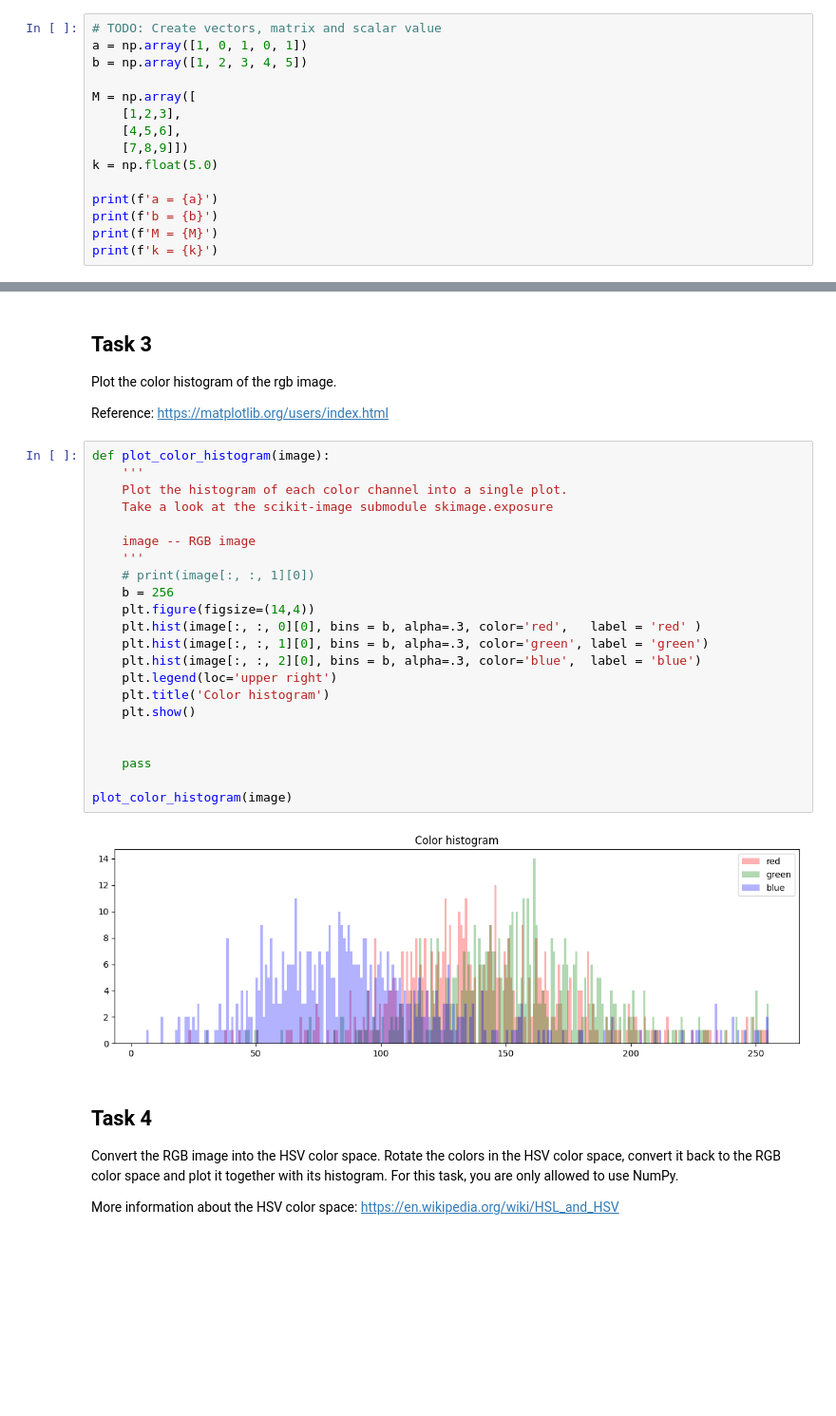
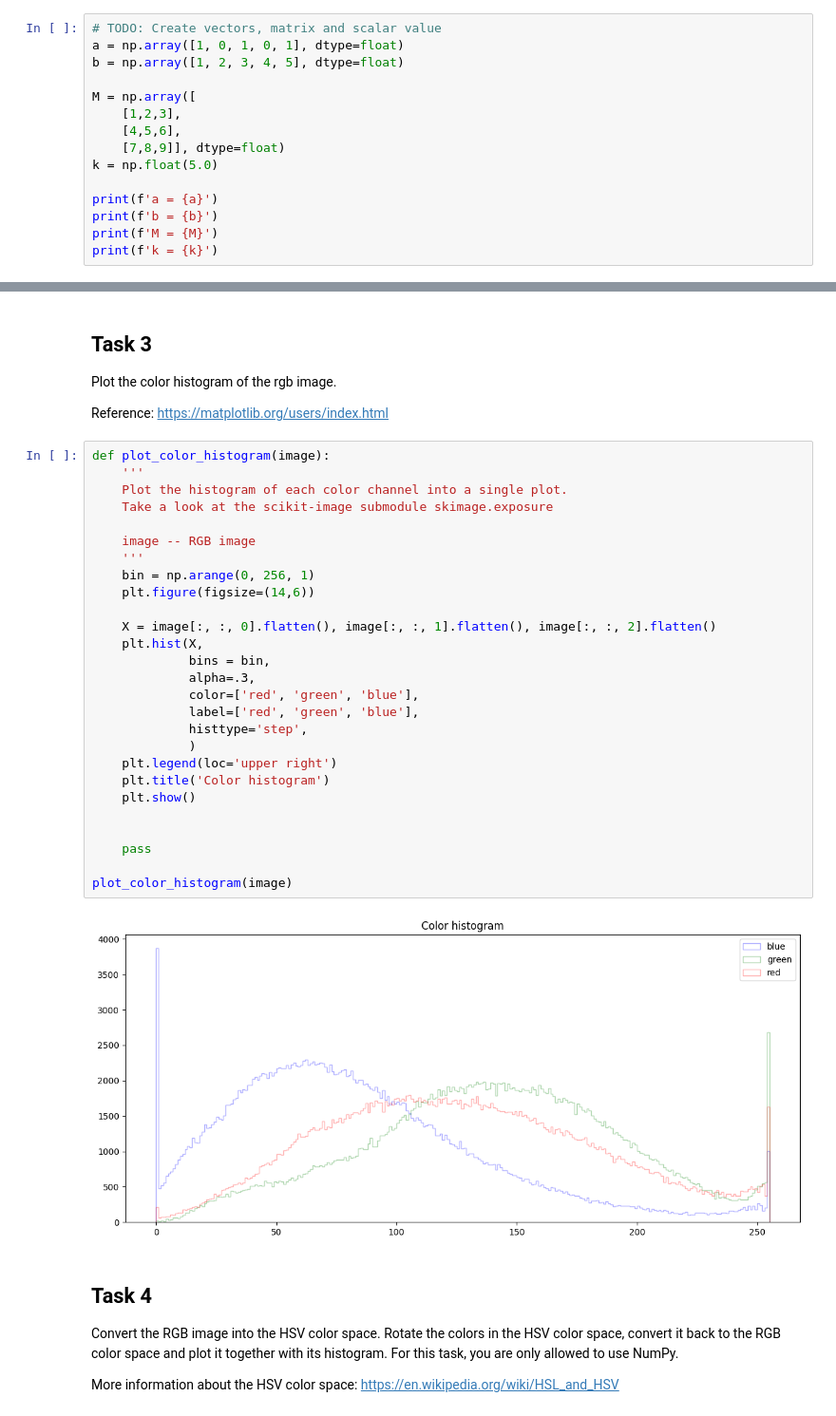
Before and after one commit to Arrowheadahp/3dcv-students, a Jupyter notebook: 1.0-tl-scientific-python.ipynb, the cells around one changed output, grey strips where cells are left out. Shown at 95% size. Saved outputs shown, nothing was run; the diff lists cells and outputs as text; blank space fills up the shorter version.

Commit message:
hist change

```diff
--- a/1.0-tl-scientific-python.ipynb
+++ b/1.0-tl-scientific-python.ipynb
@@ -40,13 +40,13 @@ Also define the following scalar value
 $$k = 5.0$$
 # %%
 # TODO: Create vectors, matrix and scalar value
-a = np.array([1, 0, 1, 0, 1])
-b = np.array([1, 2, 3, 4, 5])
+a = np.array([1, 0, 1, 0, 1], dtype=float)
+b = np.array([1, 2, 3, 4, 5], dtype=float)
 
 M = np.array([
     [1,2,3],
     [4,5,6],
-    [7,8,9]])
+    [7,8,9]], dtype=float)
 k = np.float(5.0)
 
 print(f'a = {a}')
@@ -180,27 +180,32 @@ Reference: https://matplotlib.org/users/index.html
 # %%
 def plot_color_histogram(image):
     '''
     Plot the histogram of each color channel into a single plot.
     Take a look at the scikit-image submodule skimage.exposure
 
     image -- RGB image
     '''
-    # print(image[:, :, 1][0])
-    b = 256
-    plt.figure(figsize=(14,4))
-    plt.hist(image[:, :, 0][0], bins = b, alpha=.3, color='red',   label = 'red' )
-    plt.hist(image[:, :, 1][0], bins = b, alpha=.3, color='green', label = 'green')
-    plt.hist(image[:, :, 2][0], bins = b, alpha=.3, color='blue',  label = 'blue')
+    bin = np.arange(0, 256, 1)
+    plt.figure(figsize=(14,6))
+
+    X = image[:, :, 0].flatten(), image[:, :, 1].flatten(), image[:, :, 2].flatten()
+    plt.hist(X,
+             bins = bin,
+             alpha=.3,
+             color=['red', 'green', 'blue'],
+             label=['red', 'green', 'blue'],
+             histtype='step',
+             )
     plt.legend(loc='upper right')
     plt.title('Color histogram')
     plt.show()
 
 
     pass
 
 plot_color_histogram(image)
 # %% [output]
-[figure, old version]
+[figure, new version]
 # %% [markdown]
 ## Task 4
 
```
Also changed, not shown: parts of 3 cells of this notebook.
